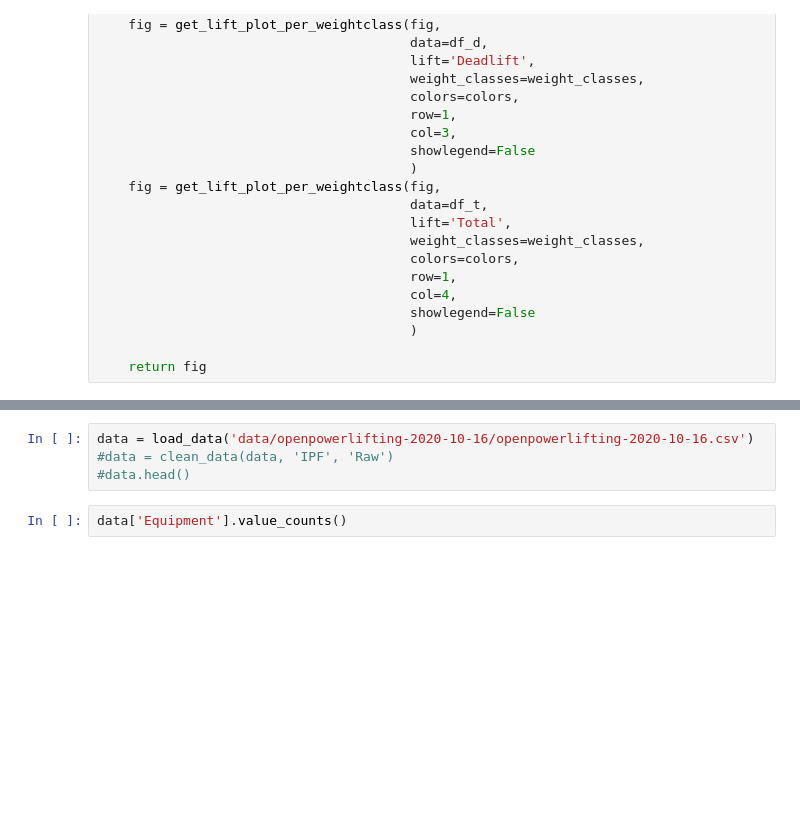
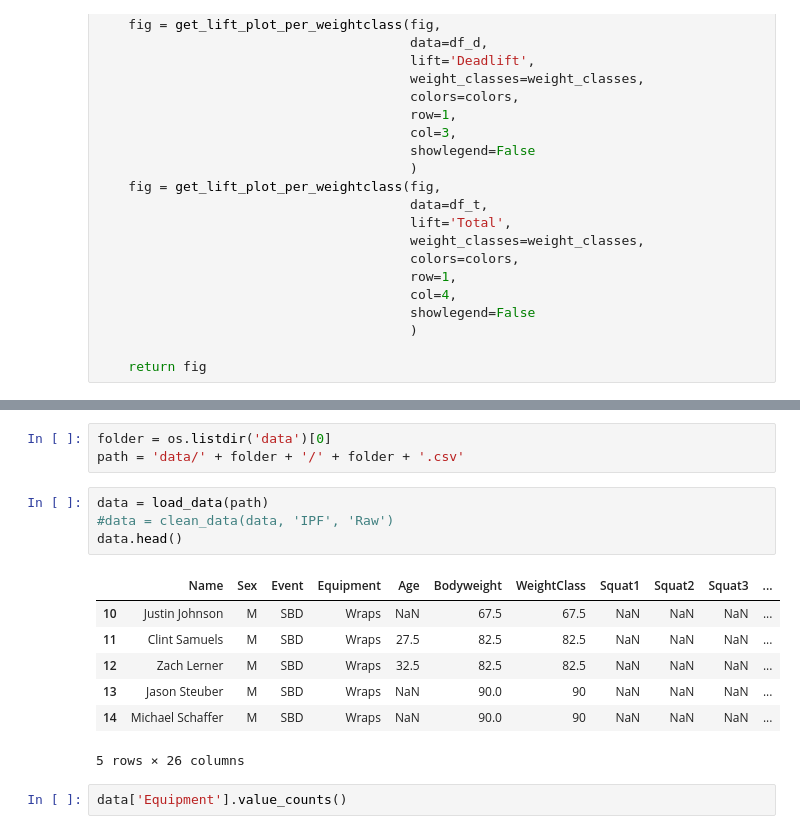
Before and after one commit to pablocarreraflorez/powerlifting-analytics, a Jupyter notebook: powerlifting_analytics.ipynb, the cells around one changed output, grey strips where cells are left out. Saved outputs shown, nothing was run; the diff lists cells and outputs as text; blank space fills up the shorter version.

Commit message:
Data downloading automatized.

```diff
--- a/powerlifting_analytics.ipynb
+++ b/powerlifting_analytics.ipynb
@@ -319,7 +350,18 @@ plot_best_lifts_per_weightclass(data, 'M', 'IPF', 10)
+# %%
+folder = os.listdir('data')[0]
+path = 'data/' + folder + '/' + folder + '.csv'
 # %%
-data = load_data('data/openpowerlifting-2020-10-16/openpowerlifting-2020-10-16.csv')
+data = load_data(path)
 #data = clean_data(data, 'IPF', 'Raw')
-#data.head()
+data.head()
+# %% [output]
+|  | Name | Sex | Event | Equipment | Age | Bodyweight | WeightClass | Squat1 | Squat2 | Squat3 | ... |
+| 10 | Justin Johnson | M | SBD | Wraps | NaN | 67.5 | 67.5 | NaN | NaN | NaN | ... |
+| 11 | Clint Samuels | M | SBD | Wraps | 27.5 | 82.5 | 82.5 | NaN | NaN | NaN | ... |
+| 12 | Zach Lerner | M | SBD | Wraps | 32.5 | 82.5 | 82.5 | NaN | NaN | NaN | ... |
+| 13 | Jason Steuber | M | SBD | Wraps | NaN | 90.0 | 90 | NaN | NaN | NaN | ... |
+| 14 | Michael Schaffer | M | SBD | Wraps | NaN | 90.0 | 90 | NaN | NaN | NaN | ... |
+5 rows × 26 columns
 # %%
 data['Equipment'].value_counts()
 # %% [output]
```
Also changed, not shown: parts of 3 cells of this notebook, 3 other files.
